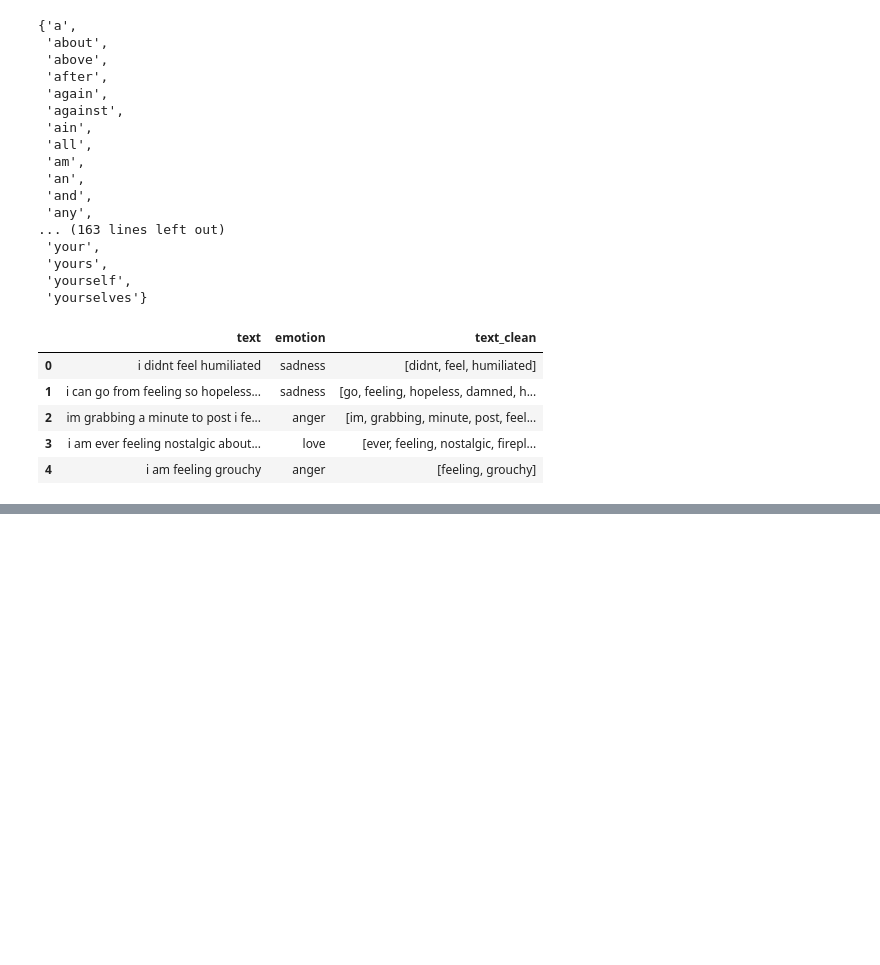
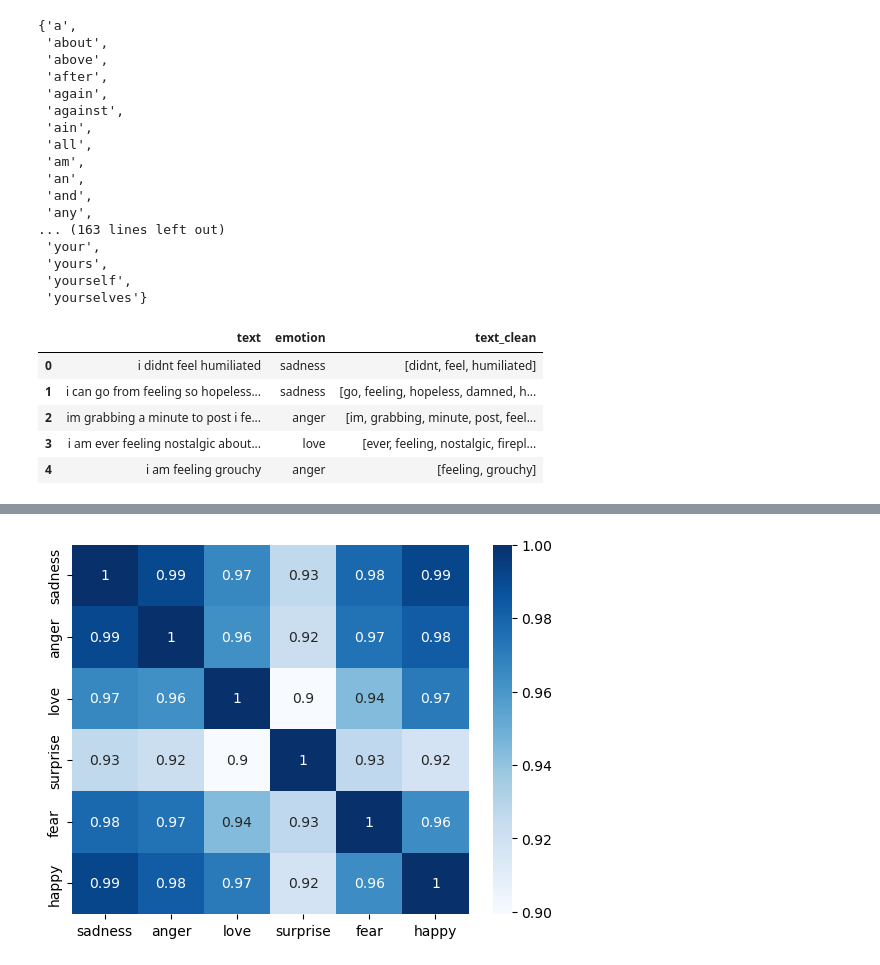
Before and after one commit to neevaiti/super-garbanzo-nlp, a Jupyter notebook: antonin.ipynb, the cells around one changed output, grey strips where cells are left out. Saved outputs shown, nothing was run; the diff lists cells and outputs as text; code cells hidden in the pictures; blank space fills up the shorter version.

Commit message:
feat: heatmap - emotions similarity done !

```diff
--- a/antonin.ipynb
+++ b/antonin.ipynb
@@ -124,0 +131,7 @@ df.head(5)
+# %%
+emotion_words = {}
+for emotion in df['emotion'].unique():
+    words = []
+    for text in df[df['emotion'] == emotion]['text_clean']:
+        words.extend(text)
+    emotion_words[emotion] = Counter(words).most_common(30)
@@ -124,0 +161,18 @@ df.head(5)
+# %%
+vectorizer_tfidf = TfidfVectorizer()
+data_tfidf = vectorizer_tfidf.fit_transform(df['text_clean'].apply(lambda x: ' '.join(x)))
+# %%
+emotion_vectors = {}
+for emotion, words in emotion_words.items():
+    emotion_vectors[emotion] = np.zeros(len(vectorizer_tfidf.get_feature_names_out()))
+    for word, count in words:
+        if word in vectorizer_tfidf.vocabulary_:
+            index = vectorizer_tfidf.vocabulary_[word]
+            emotion_vectors[emotion][index] = count
+
+emotion_similarity = cosine_similarity(list(emotion_vectors.values()))
+
+sns.heatmap(emotion_similarity, xticklabels=emotion_vectors.keys(), yticklabels=emotion_vectors.keys(), annot=True, cmap='Blues')
+plt.show()
+# %% [output]
+[figure, added]
```
Also changed, not shown: parts of 5 cells of this notebook.
